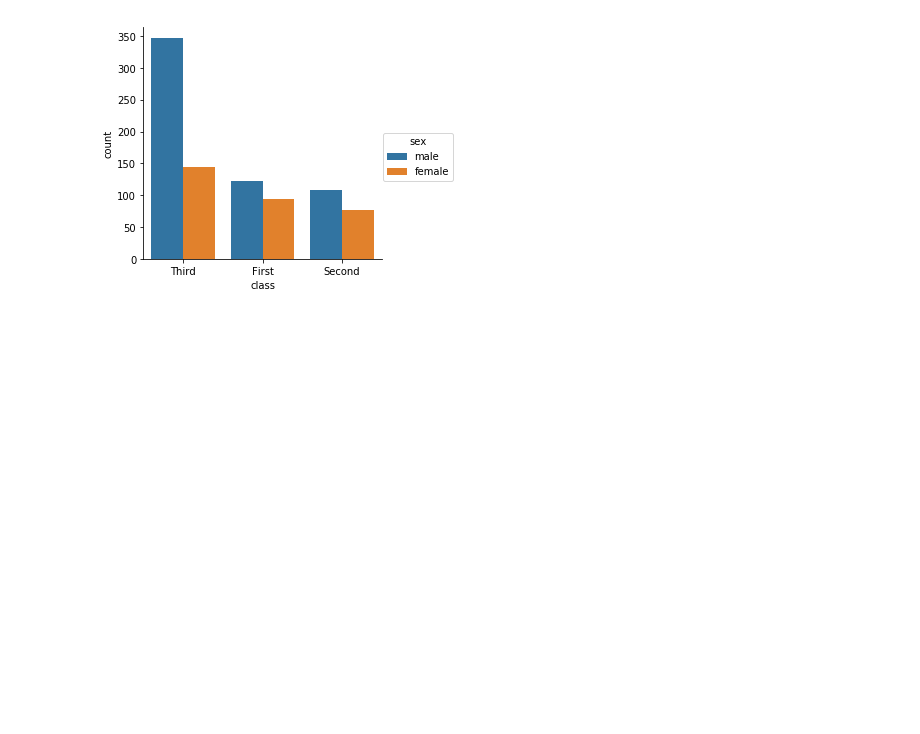
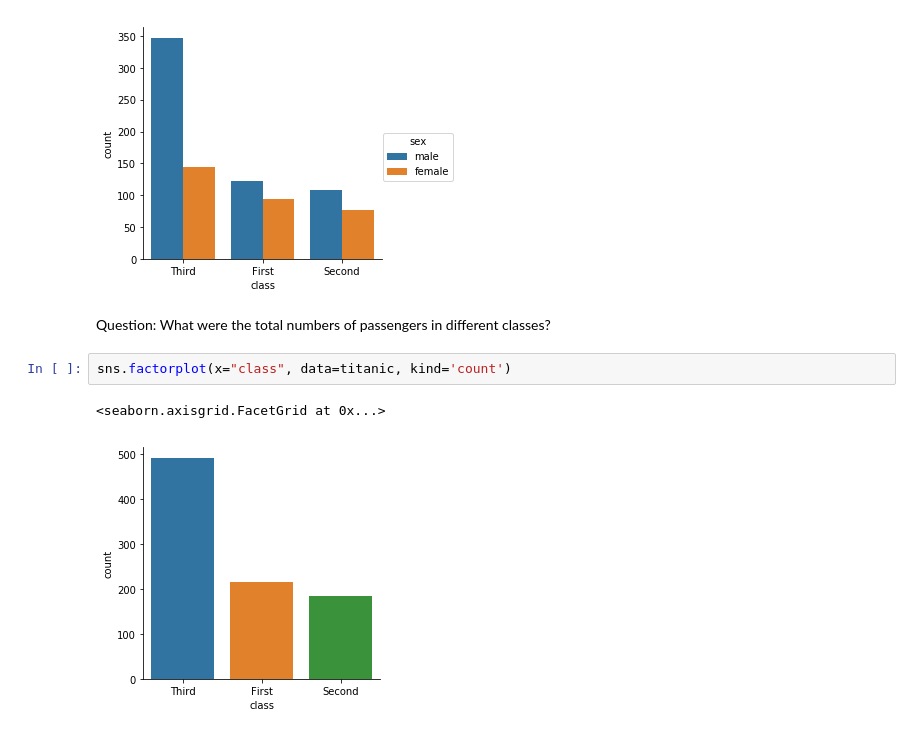
Before and after one commit to sefabey/programing_for_data_analysis, a Jupyter notebook: notebooks/week_4_seaborn/week4_seaborn.ipynb, the cells around one changed output. Cells and saved outputs as stored; diff of their text form; blank space fills up the shorter version.

```diff
--- a/notebooks/week_4_seaborn/week4_seaborn.ipynb
+++ b/notebooks/week_4_seaborn/week4_seaborn.ipynb
@@ -115,3 +122,10 @@ sns.factorplot(x="class", hue="sex", data=titanic, kind='count')
 # %% [output]
 <seaborn.axisgrid.FacetGrid at 0x...>
 [figure]
+# %% [markdown]
+Question: What were the total numbers of passengers in different classes?
+# %%
+sns.factorplot(x="class", data=titanic, kind='count')
+# %% [output]
+<seaborn.axisgrid.FacetGrid at 0x...>
+[figure, added]
```
Also changed, not shown: parts of 22 cells of this notebook, 2 other files.
